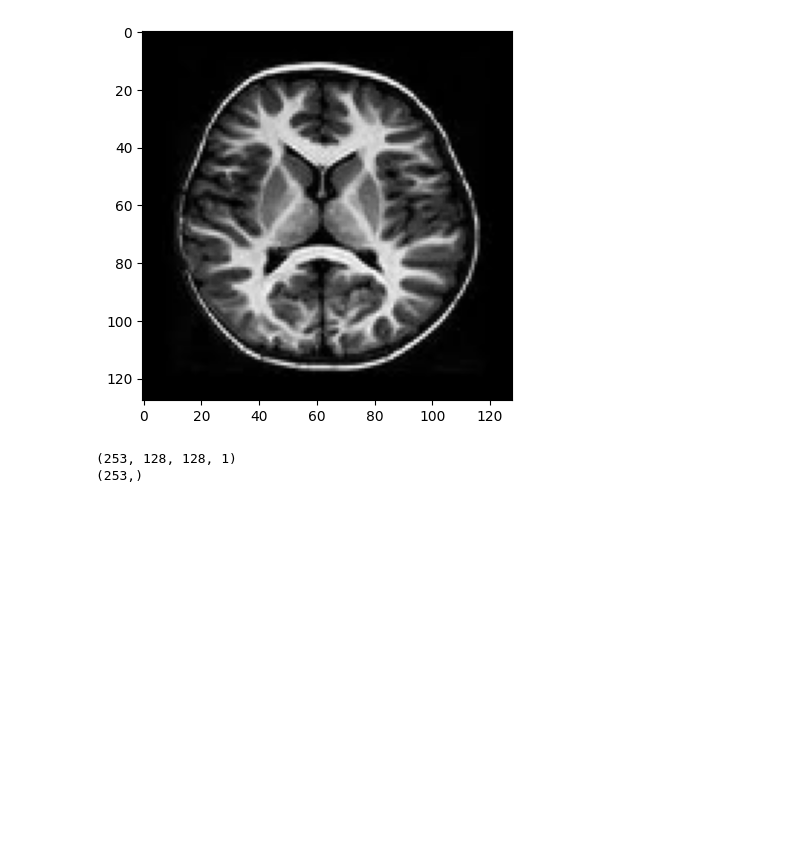
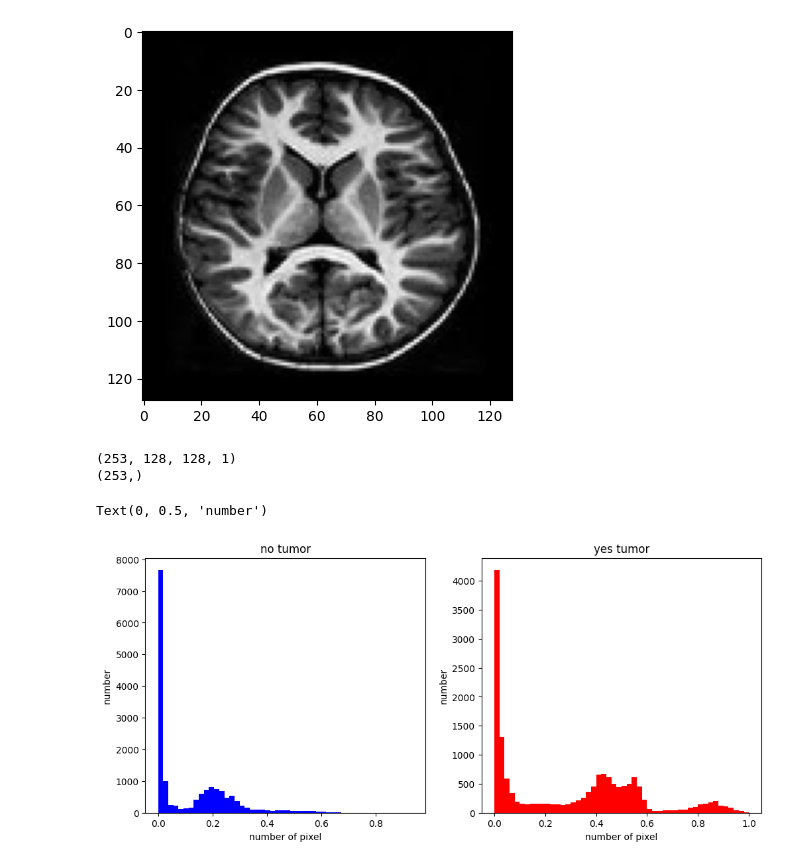
Before and after one commit to Aliakbar-omidi/Brain-Tumor-Detection, a Jupyter notebook: main.ipynb, the cells around one changed output. Cells and saved outputs as stored; diff of their text form; code cells hidden in the pictures; blank space fills up the shorter version.

```diff
--- a/main.ipynb
+++ b/main.ipynb
@@ -57,3 +57,23 @@ print(y.shape)
 # %% [output]
 (253, 128, 128, 1)
 (253,)
+# %%
+sample_no_tumor = x[np.where(y == 0)[0][0]].ravel()
+sample_tumor = x[np.where(y == 1)[0][0]].ravel()
+
+plt.figure(figsize=(12, 5))
+
+plt.subplot(1, 2, 1)
+plt.hist(sample_no_tumor, bins=50, color='blue')
+plt.title("no tumor")
+plt.xlabel("number of pixel")
+plt.ylabel("number")
+
+plt.subplot(1, 2, 2)
+plt.hist(sample_tumor, bins=50, color='red')
+plt.title("yes tumor")
+plt.xlabel("number of pixel")
+plt.ylabel("number")
+# %% [output]
+Text(0, 0.5, 'number')
+[figure, added]
```
